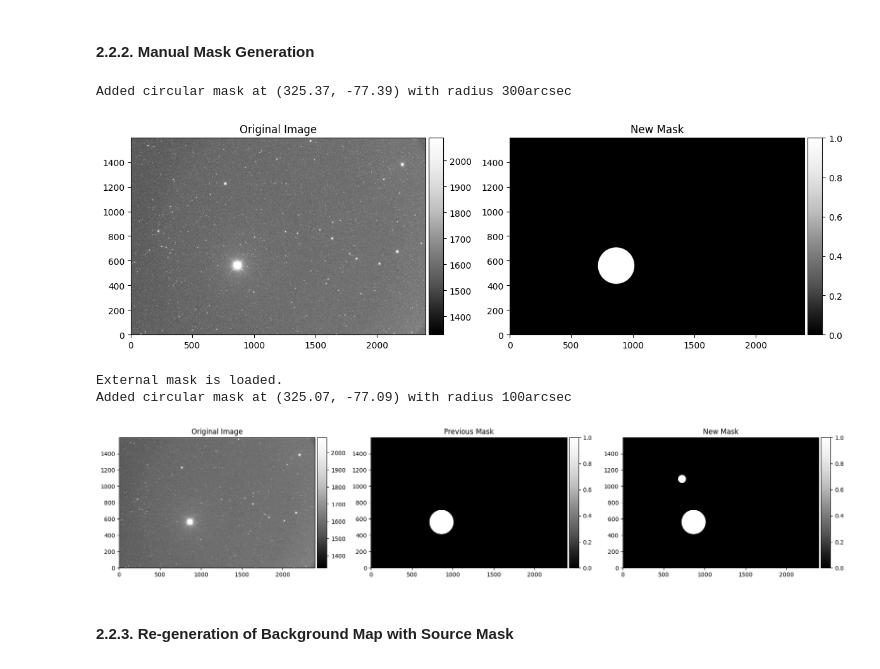
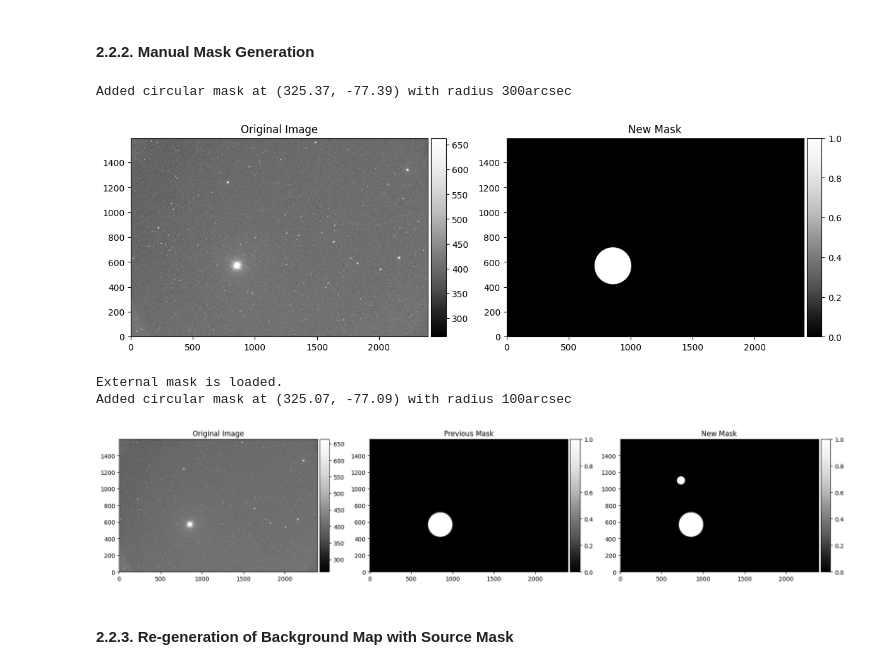
Before and after one commit to hhchoi1022/ezphot, a Jupyter notebook: docs/example/backgroundestimation.ipynb, the cells around one changed output. Drawn from its saved outputs; the diff is of its cells as text; code cells hidden in the pictures.

```diff
--- a/docs/example/backgroundestimation.ipynb
+++ b/docs/example/backgroundestimation.ipynb
@@ -26,7 +24,7 @@ You can also maks target_imglist from `List of path`
 import glob
 from ezphot.imageobjects import ScienceImage
 
-target_pathlist = glob.glob('/home/hhchoi1022/ezphot/data/scidata/7DT/7DT_C361K_HIGH_1x1/T00528/7DT16/r/*100.fits')
+target_pathlist = glob.glob('/home/hhchoi1022/ezphot/data/scidata/7DT/7DT_C361K_HIGH_1x1/T00528/*/m600/*100.fits')
 target_imglist = [ScienceImage(path) for path in target_pathlist]
 # %% [markdown]
 <br><br>
@@ -114,22 +110,22 @@ Masking source... [sigma = 5.0, mask_radius_factor = 2]
 # %%
 # If you wish to add manual source mask to reject the extended sources when background modeling,
 target_srcmask = target_img.calculate_circularmask(
-    target_mask = None,
+    target_srcmask = None,
     x_position = 325.37,
     y_position = -77.393,
     radius_arcsec = 300,
     unit = 'coord',
     save = False,
     verbose = True,
     visualize = True,
     save_fig = False)
 # %% [output]
 Added circular mask at (325.37, -77.39) with radius 300arcsec
-[figure, old version]
+[figure, new version]
 # %%
 # Or If you wish to add manual source mask to the existing source mask,
 target_srcmask = target_img.calculate_circularmask(
-    target_mask = target_srcmask,
+    target_srcmask = target_srcmask,
     x_position = 325.07,
     y_position = -77.093,
     radius_arcsec = 100,
@@ -141,7 +137,7 @@ target_srcmask = target_img.calculate_circularmask(
 # %% [output]
 External mask is loaded.
 Added circular mask at (325.07, -77.09) with radius 100arcsec
-[figure, old version]
+[figure, new version]
 # %% [markdown]
 #### 2.2.3. Re-generation of Background Map with Source Mask
 # %%
```
Also changed, not shown: parts of 6 cells of this notebook, 8 other files.
